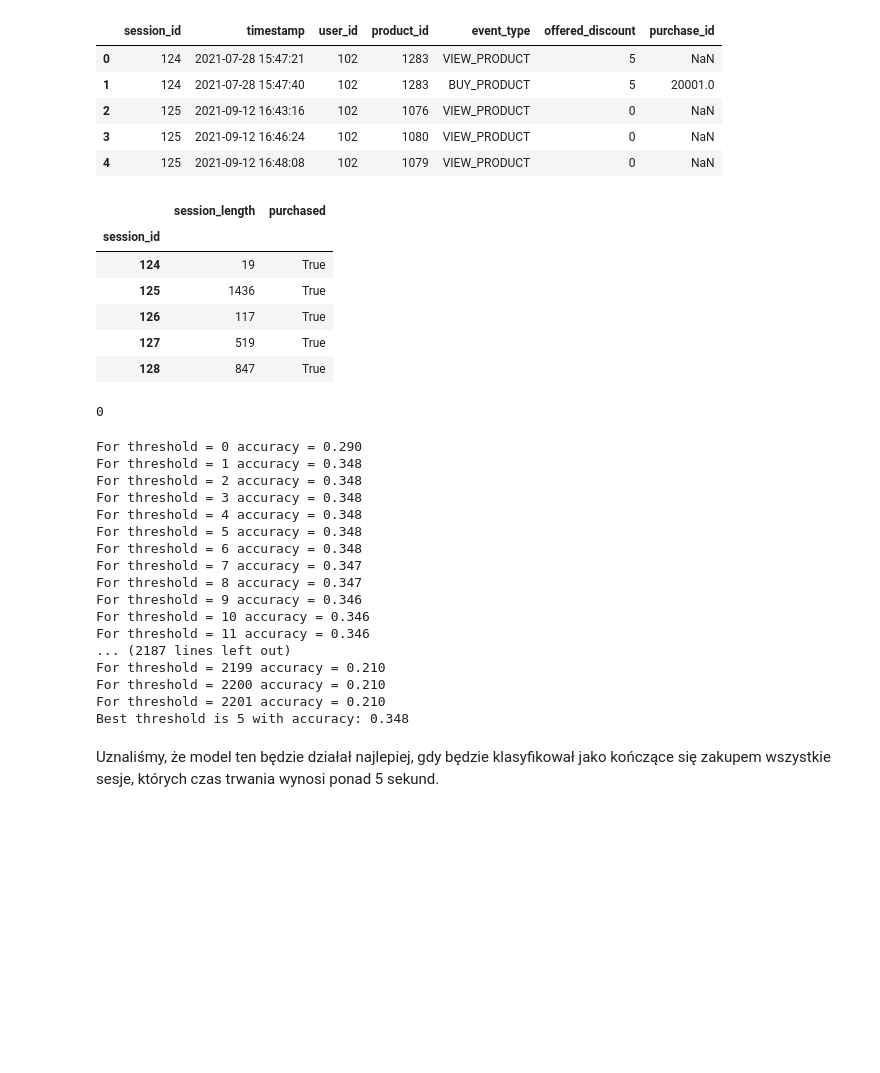
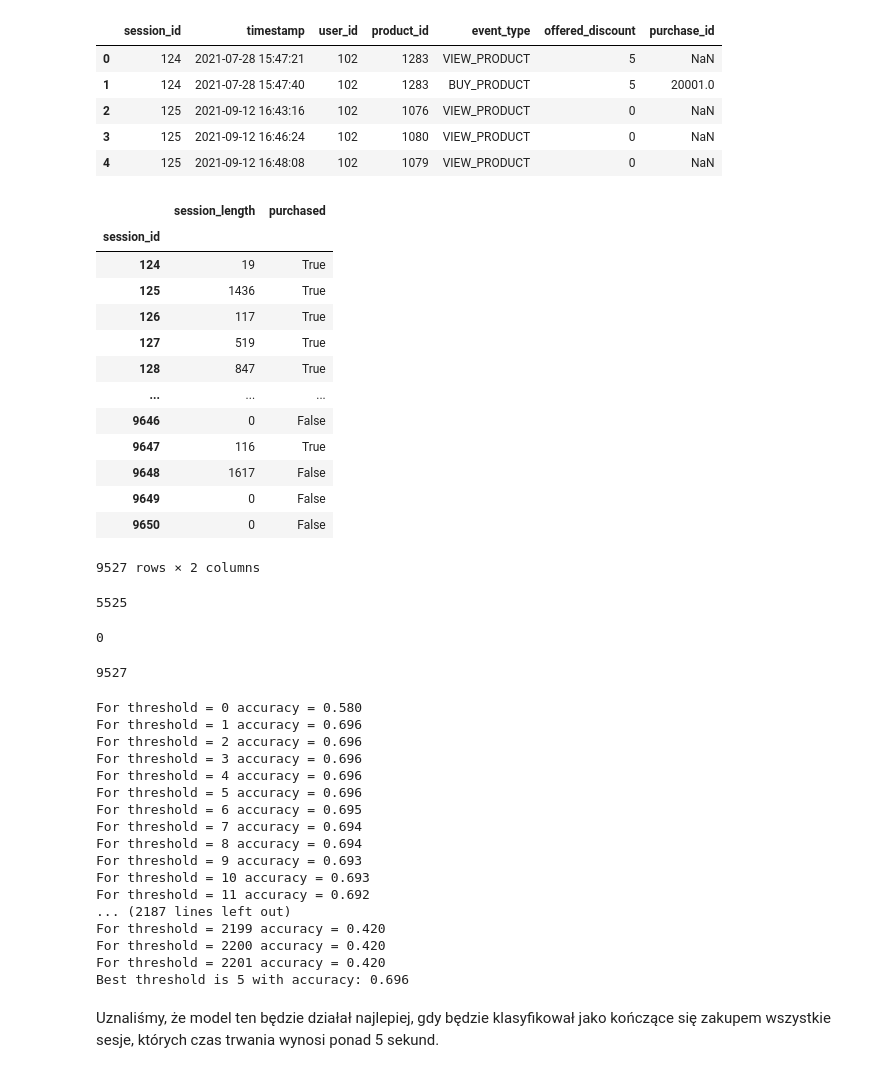
Before and after one commit to lukasz-staniszewski/purchase-in-session-analysis, a Jupyter notebook: models/naive_model.ipynb, the cells around one changed output. Cells and saved outputs as stored; diff of their text form; code cells hidden in the pictures; blank space fills up the shorter version.

Commit message:
predictions of naive model

```diff
--- a/models/naive_model.ipynb
+++ b/models/naive_model.ipynb
@@ -36,25 +36,40 @@ agg_sess_prod_df = df_sessions.groupby(df_sessions['session_id']).aggregate(agg_
 agg_sess_prod_df.rename(columns={'event_type' : 'purchased'}, inplace=True)
 agg_sess_prod_df.rename(columns={'timestamp' : 'session_length'}, inplace=True)
 # %%
-agg_sess_prod_df.head()
+agg_sess_prod_df
 # %% [output]
 |  | session_length | purchased |
 | session_id |  |  |
 | 124 | 19 | True |
 | 125 | 1436 | True |
 | 126 | 117 | True |
 | 127 | 519 | True |
 | 128 | 847 | True |
+| ... | ... | ... |
+| 9646 | 0 | False |
+| 9647 | 116 | True |
+| 9648 | 1617 | False |
+| 9649 | 0 | False |
+| 9650 | 0 | False |
+9527 rows × 2 columns
+# %%
+agg_sess_prod_df.purchased.sum()
+# %% [output]
+5525
 # %%
 agg_sess_prod_df['session_length'].min()
 # %% [output]
 0
+# %%
+agg_sess_prod_df.shape[0]
+# %% [output]
+9527
 # %%
 max_accuracy = -1
 best_threshold = -1
 for n_seconds in range(agg_sess_prod_df['session_length'].min(), agg_sess_prod_df['session_length'].max()):
     naive_predictions = agg_sess_prod_df['session_length'] >= n_seconds
-    current_accuracy = (naive_predictions==agg_sess_prod_df['purchased'].to_numpy()).sum()/agg_sess_prod_df.size
+    current_accuracy = (naive_predictions==agg_sess_prod_df['purchased'].to_numpy()).sum()/agg_sess_prod_df.shape[0]
     if current_accuracy >= max_accuracy:
         best_threshold = n_seconds
         max_accuracy = current_accuracy
@@ -62,22 +77,22 @@ for n_seconds in range(agg_sess_prod_df['session_length'].min(), agg_sess_prod_d
 
 print(f"Best threshold is {best_threshold} with accuracy: {max_accuracy:.3f}")
 # %% [output]
-For threshold = 0 accuracy = 0.290
-For threshold = 1 accuracy = 0.348
-For threshold = 2 accuracy = 0.348
-For threshold = 3 accuracy = 0.348
-For threshold = 4 accuracy = 0.348
-For threshold = 5 accuracy = 0.348
-For threshold = 6 accuracy = 0.348
-For threshold = 7 accuracy = 0.347
-For threshold = 8 accuracy = 0.347
-For threshold = 9 accuracy = 0.346
-For threshold = 10 accuracy = 0.346
-For threshold = 11 accuracy = 0.346
+For threshold = 0 accuracy = 0.580
+For threshold = 1 accuracy = 0.696
+For threshold = 2 accuracy = 0.696
+For threshold = 3 accuracy = 0.696
+For threshold = 4 accuracy = 0.696
+For threshold = 5 accuracy = 0.696
+For threshold = 6 accuracy = 0.695
+For threshold = 7 accuracy = 0.694
+For threshold = 8 accuracy = 0.694
+For threshold = 9 accuracy = 0.693
+For threshold = 10 accuracy = 0.693
+For threshold = 11 accuracy = 0.692
 ... (2187 lines left out)
-For threshold = 2199 accuracy = 0.210
-For threshold = 2200 accuracy = 0.210
-For threshold = 2201 accuracy = 0.210
-Best threshold is 5 with accuracy: 0.348
+For threshold = 2199 accuracy = 0.420
+For threshold = 2200 accuracy = 0.420
+For threshold = 2201 accuracy = 0.420
+Best threshold is 5 with accuracy: 0.696
 # %% [markdown]
 Uznaliśmy, że model ten będzie działał najlepiej, gdy będzie klasyfikował jako kończące się zakupem wszystkie sesje, których czas trwania wynosi ponad 5 sekund.
```
Also changed, not shown: 9 other files.
